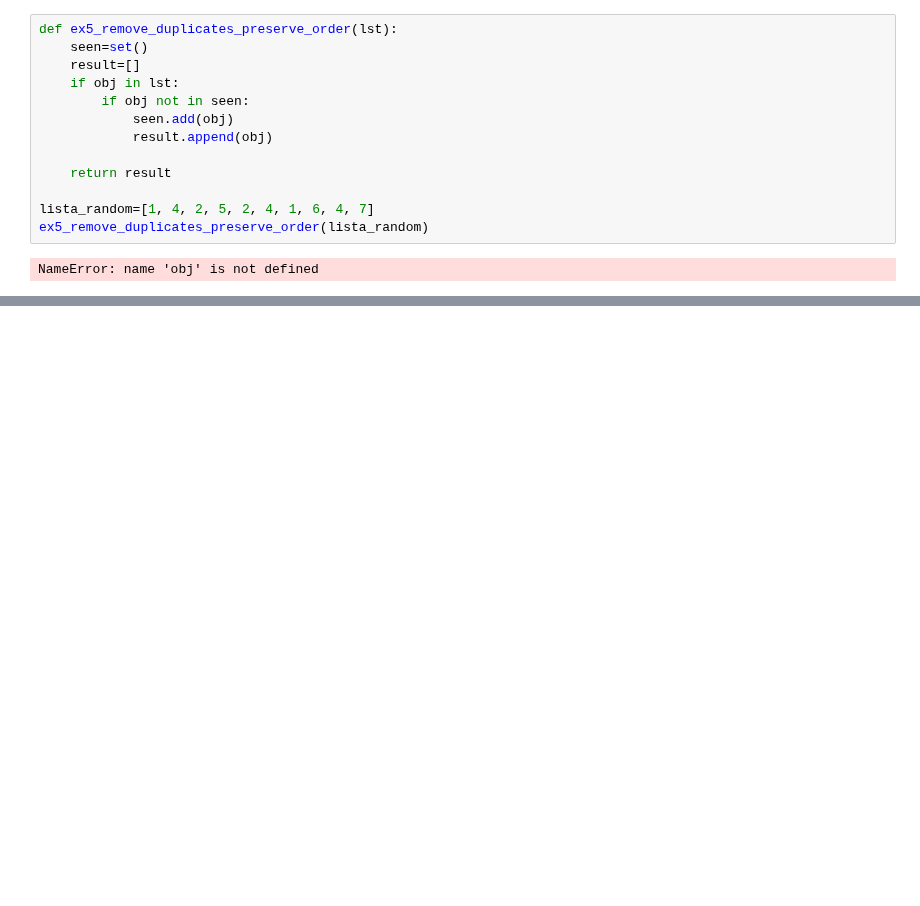
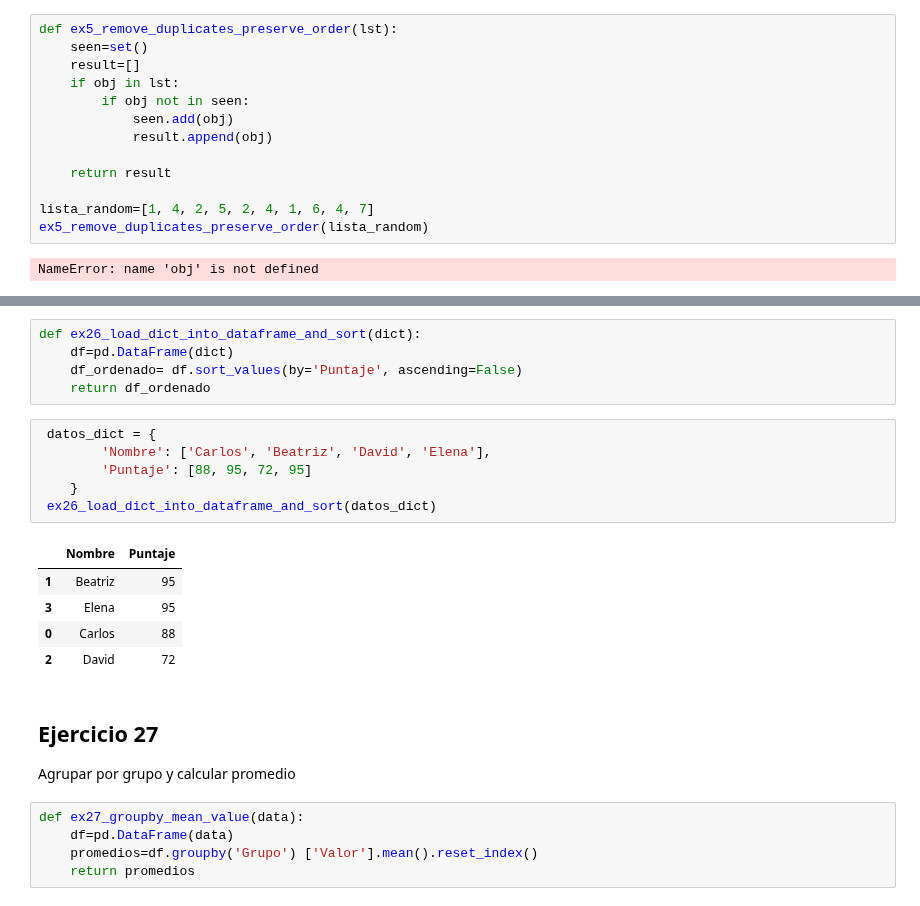
Before and after one commit to Fernando-JAL/Neurociencias-2026-1, a Jupyter notebook: S05_tareas/TAREA 2do parcial.ipynb, the cells around one changed output, grey strips where cells are left out. Saved outputs shown, nothing was run; the diff lists cells and outputs as text; blank space fills up the shorter version.

```diff
--- a/S05_tareas/TAREA 2do parcial.ipynb
+++ b/S05_tareas/TAREA 2do parcial.ipynb
@@ -469,0 +686,25 @@ NameError: name 'obj' is not defined
+# %%
+def ex26_load_dict_into_dataframe_and_sort(dict):
+    df=pd.DataFrame(dict)
+    df_ordenado= df.sort_values(by='Puntaje', ascending=False)
+    return df_ordenado
+# %%
+ datos_dict = {
+        'Nombre': ['Carlos', 'Beatriz', 'David', 'Elena'],
+        'Puntaje': [88, 95, 72, 95]
+    }
+ ex26_load_dict_into_dataframe_and_sort(datos_dict)
+# %% [output]
+|  | Nombre | Puntaje |
+| 1 | Beatriz | 95 |
+| 3 | Elena | 95 |
+| 0 | Carlos | 88 |
+| 2 | David | 72 |
+# %% [markdown]
+## Ejercicio 27
+Agrupar por grupo y calcular promedio
+# %%
+def ex27_groupby_mean_value(data):
+    df=pd.DataFrame(data)
+    promedios=df.groupby('Grupo') ['Valor'].mean().reset_index()
+    return promedios
```
Also changed, not shown: parts of 63 cells of this notebook.
